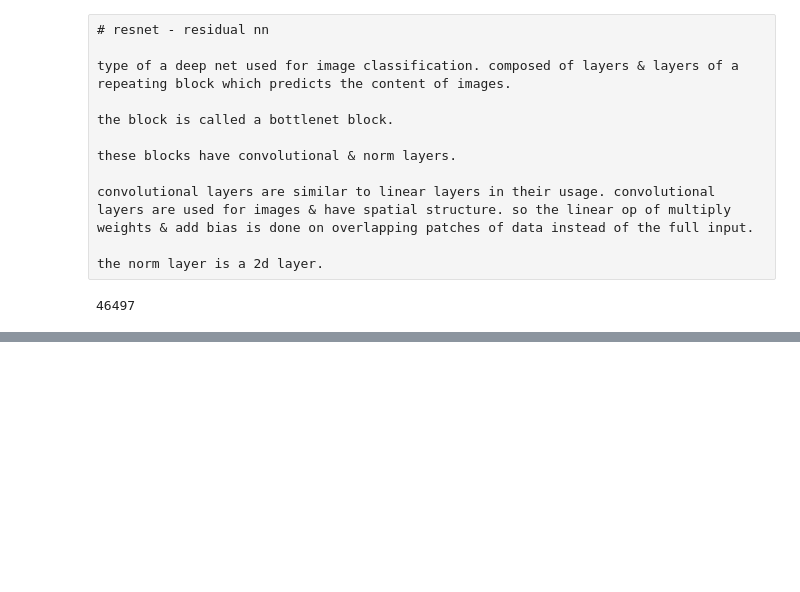
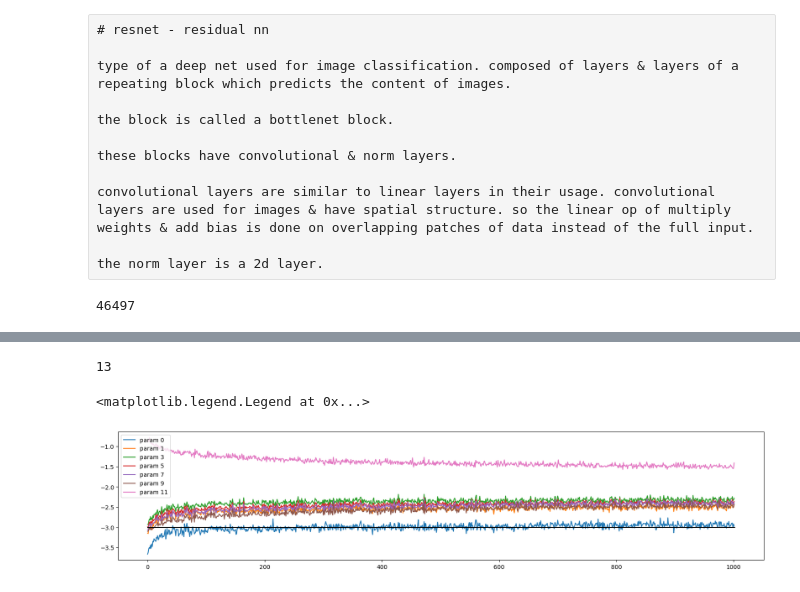
Before and after one commit to prabodh1194/karpathy-0-2-hero, a Jupyter notebook: makemore/makemore 3.ipynb, the cells around one changed output, grey strips where cells are left out. Saved outputs shown, nothing was run; the diff lists cells and outputs as text; code cells hidden in the pictures; blank space fills up the shorter version.

```diff
--- a/makemore/makemore 3.ipynb
+++ b/makemore/makemore 3.ipynb
@@ -598,0 +646,19 @@ layer 9 (      Tanh): mean -0.000011, std 5.055102e-04
+# %%
+plt.figure(figsize=(20, 4))
+legends = []
+
+print(len(ud[0]))
+
+for i, p in enumerate(parameters):
+    if p.ndim == 2:  # 6 linear layers + 1 emb layer = 7 layers
+        plt.plot([ud[j][i] for j in range(len(ud))])
+        legends.append("param %d" % i)
+
+plt.plot(
+    [0, len(ud)], [-3, -3], "k"
+)  # baseline value . -3 or .001 is generally a good learning rate
+plt.legend(legends)
+# %% [output]
+13
+<matplotlib.legend.Legend at 0x...>
+[figure, added]
```
Also changed, not shown: parts of 7 cells of this notebook.
